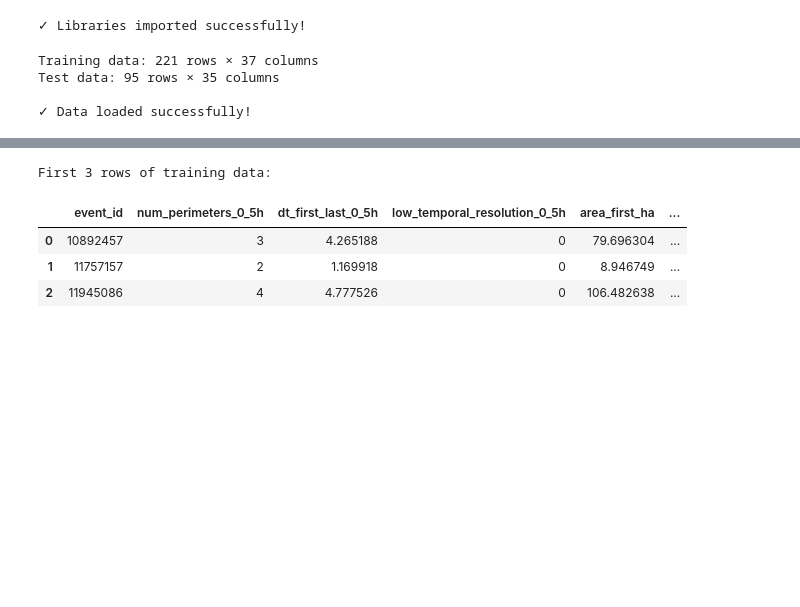
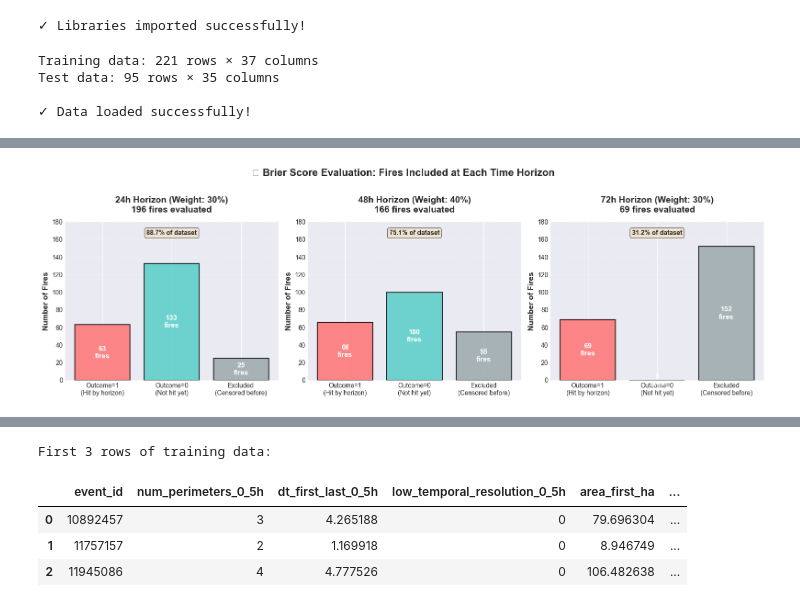
Before and after one commit to kaylenegell/WIDS-Datathon-2026, a Jupyter notebook: keely-eda/exploratory_data_analysis.ipynb, the cells around one changed output, grey strips where cells are left out. Cells and saved outputs as stored; diff of their text form; code cells hidden in the pictures; blank space fills up the shorter version.

```diff
--- a/keely-eda/exploratory_data_analysis.ipynb
+++ b/keely-eda/exploratory_data_analysis.ipynb
@@ -50,0 +377,76 @@ Test data: 95 rows × 35 columns
+# %%
+# Visualize how many fires are evaluated at each time horizon
+import matplotlib.pyplot as plt
+import numpy as np
+
+# Calculate evaluation breakdown for each horizon
+horizons = [24, 48, 72]
+data = []
+
+for h in horizons:
+    hits_by_h = len(train_df[(train_df['event'] == 1) & (train_df['time_to_hit_hours'] <= h)])
+    hits_after_h = len(train_df[(train_df['event'] == 1) & (train_df['time_to_hit_hours'] > h)])
+    censored_after_h = len(train_df[(train_df['event'] == 0) & (train_df['time_to_hit_hours'] >= h)])
+    censored_before_h = len(train_df[(train_df['event'] == 0) & (train_df['time_to_hit_hours'] < h)])
+
+    data.append({
+        'horizon': f'{h}h',
+        'outcome_1': hits_by_h,
+        'outcome_0': hits_after_h + censored_after_h,
+        'excluded': censored_before_h
+    })
+
+# Create visualization
+fig, axes = plt.subplots(1, 3, figsize=(16, 5))
+colors = {'outcome_1': '#ff6b6b', 'outcome_0': '#4ecdc4', 'excluded': '#95a5a6'}
+weights = [0.3, 0.4, 0.3]
+
+for idx, (d, weight) in enumerate(zip(data, weights)):
+    ax = axes[idx]
+
+    # Create stacked bar
+    categories = ['Outcome=1\n(Hit by horizon)', 'Outcome=0\n(Not hit yet)', 'Excluded\n(Censored before)']
+    values = [d['outcome_1'], d['outcome_0'], d['excluded']]
+    bar_colors = [colors['outcome_1'], colors['outcome_0'], colors['excluded']]
+
+    bars = ax.bar(categories, values, color=bar_colors, edgecolor='black', linewidth=1.5, alpha=0.8)
+
+    # Add value labels on bars
+    for bar, val in zip(bars, values):
+        height = bar.get_height()
+        ax.text(bar.get_x() + bar.get_width()/2., height/2,
+                f'{val}\nfires',
+                ha='center', va='center', fontweight='bold', fontsize=11, color='white')
+
+    # Styling
+    total_evaluated = d['outcome_1'] + d['outcome_0']
+    ax.set_title(f"{d['horizon']} Horizon (Weight: {weight*100:.0f}%)\n{total_evaluated} fires evaluated",
+                 fontsize=14, fontweight='bold', pad=15)
+    ax.set_ylabel('Number of Fires', fontsize=12, fontweight='bold')
+    ax.set_ylim(0, 180)
+    ax.grid(axis='y', alpha=0.3, linestyle='--')
+    ax.set_xticklabels(categories, fontsize=10)
+
+    # Add percentage annotation
+    pct_evaluated = 100 * total_evaluated / len(train_df)
+    ax.text(0.5, 0.95, f'{pct_evaluated:.1f}% of dataset',
+            transform=ax.transAxes, ha='center', va='top',
+            bbox=dict(boxstyle='round', facecolor='wheat', alpha=0.5),
+            fontsize=10, fontweight='bold')
+
+plt.suptitle('🎯 Brier Score Evaluation: Fires Included at Each Time Horizon',
+             fontsize=16, fontweight='bold', y=1.02)
+plt.tight_layout()
+plt.show()
+
+# Print summary
+print("\n" + "="*80)
+print("KEY INSIGHT: Evaluation Coverage Decreases with Longer Horizons")
+print("="*80)
+print(f"\n24h: {data[0]['outcome_1'] + data[0]['outcome_0']}/221 fires ({100*(data[0]['outcome_1'] + data[0]['outcome_0'])/221:.1f}%)")
+print(f"48h: {data[1]['outcome_1'] + data[1]['outcome_0']}/221 fires ({100*(data[1]['outcome_1'] + data[1]['outcome_0'])/221:.1f}%)")
+print(f"72h: {data[2]['outcome_1'] + data[2]['outcome_0']}/221 fires ({100*(data[2]['outcome_1'] + data[2]['outcome_0'])/221:.1f}%) ⚠️ ONLY HITS!")
+print(f"\n⚡ The 72h horizon measures WHEN fires hit, not IF they hit.")
+print(f"   This is why 48h gets the highest weight (40%) - best balance of coverage and discrimination.")
+# %% [output]
+[figure, added]
```
Also changed, not shown: parts of 24 cells of this notebook, 2 other files.
